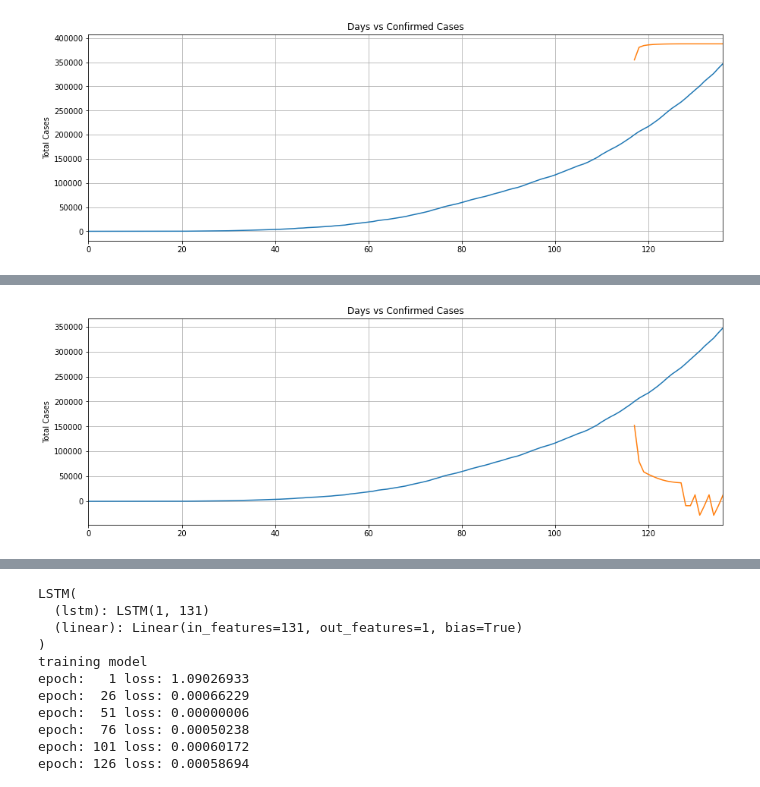
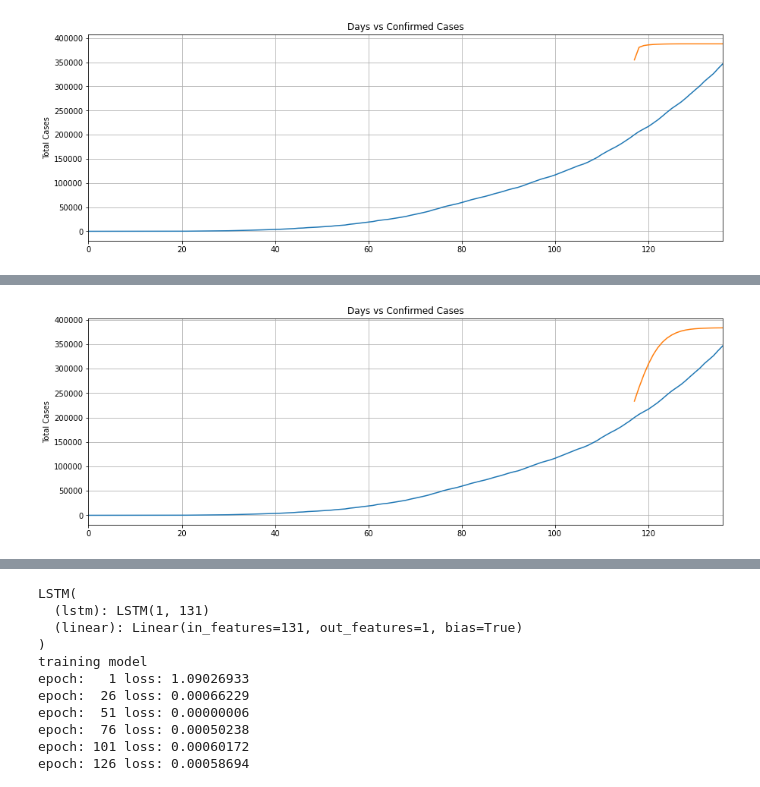
Before and after one commit to Thakur-Govind/C0VID19_Analysis_GT, a Jupyter notebook: Covid_19_India_Analysis_RNN.ipynb, the cells around one changed output, grey strips where cells are left out. Cells and saved outputs as stored; diff of their text form; code cells hidden in the pictures.

```diff
--- a/Covid_19_India_Analysis_RNN.ipynb
+++ b/Covid_19_India_Analysis_RNN.ipynb
@@ -2094,7 +2196,7 @@ getting predictions...........
 Got predictions, plotting:
 [figure]
 # %%
-train_with_params(131,250,0.01)
+train_with_params(131,250,0.000125)
 # %% [output]
 LSTM(
   (lstm): LSTM(1, 131)
@@ -2115,6 +2217,6 @@ epoch: 249 loss: 0.0001734396
 Now testing...........
 [0.4808923006057739, 0.5310620069503784, 0.5831282138824463, 0.6491230130195618, 0.7060496807098389, 0.7605305910110474, 0.8110837340354919, 0.8684664368629456, 0.9340466856956482, 1.0]
 getting predictions...........
 Got predictions, plotting:
-[figure, old version]
+[figure, new version]
 # %%
```
Also changed, not shown: parts of 15 cells of this notebook.
